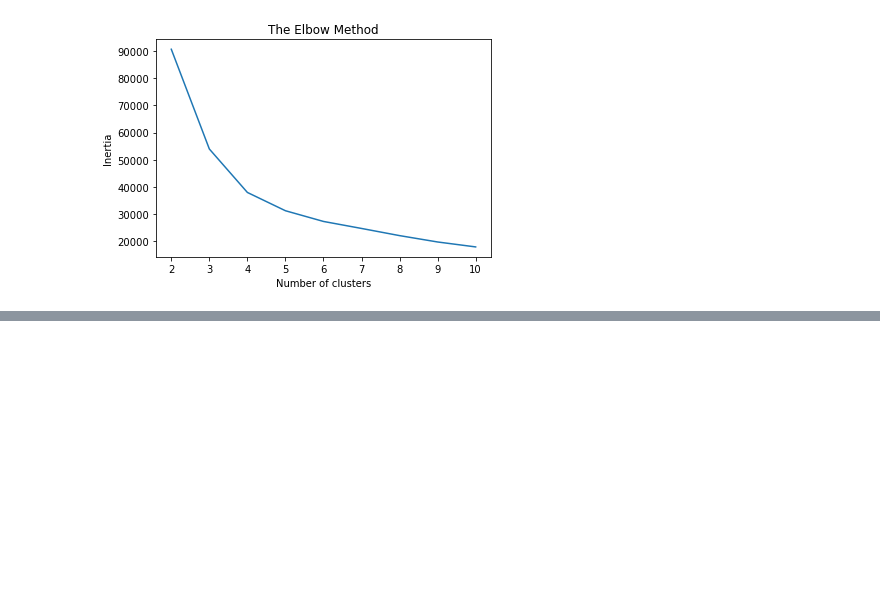
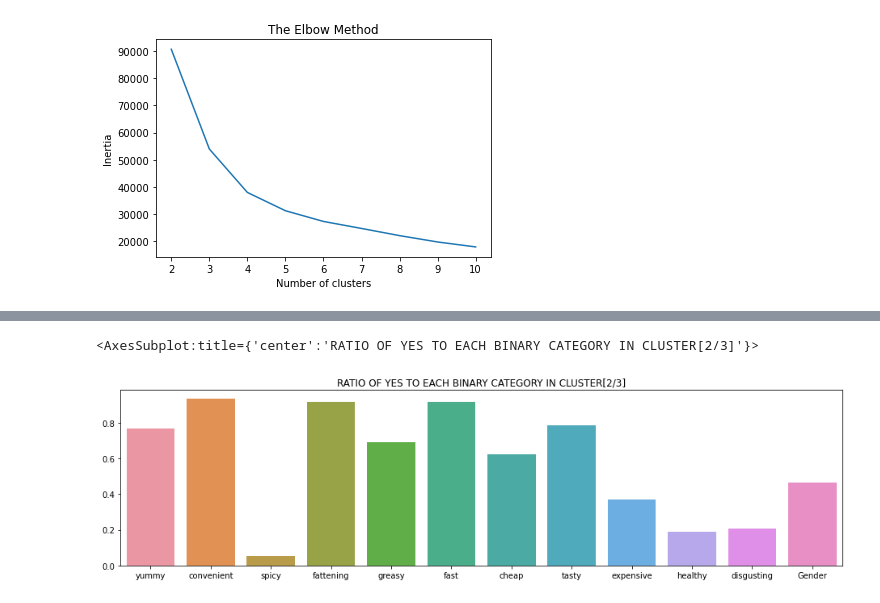
Before and after one commit to jaiganesh17/McDonalds-Market-Segmentation, a Jupyter notebook: McDonalds_MS.ipynb, the cells around one changed output, grey strips where cells are left out. Drawn from its saved outputs; the diff is of its cells as text; code cells hidden in the pictures; blank space fills up the shorter version.

```diff
--- a/McDonalds_MS.ipynb
+++ b/McDonalds_MS.ipynb
@@ -464,0 +508,7 @@ plt.show()
+# %%
+plt.figure(figsize = (16,4))
+plt.title("RATIO OF YES TO EACH BINARY CATEGORY IN CLUSTER[2/3]")
+sns.barplot(x = hist3_1.index, y = hist3_1)
+# %% [output]
+<AxesSubplot:title={'center':'RATIO OF YES TO EACH BINARY CATEGORY IN CLUSTER[2/3]'}>
+[figure, added]
```
Also changed, not shown: parts of 22 cells of this notebook.
